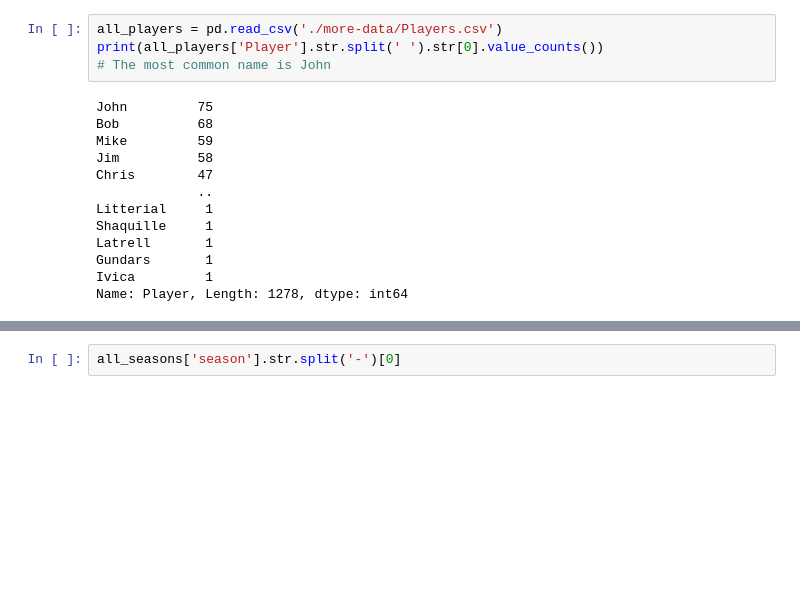
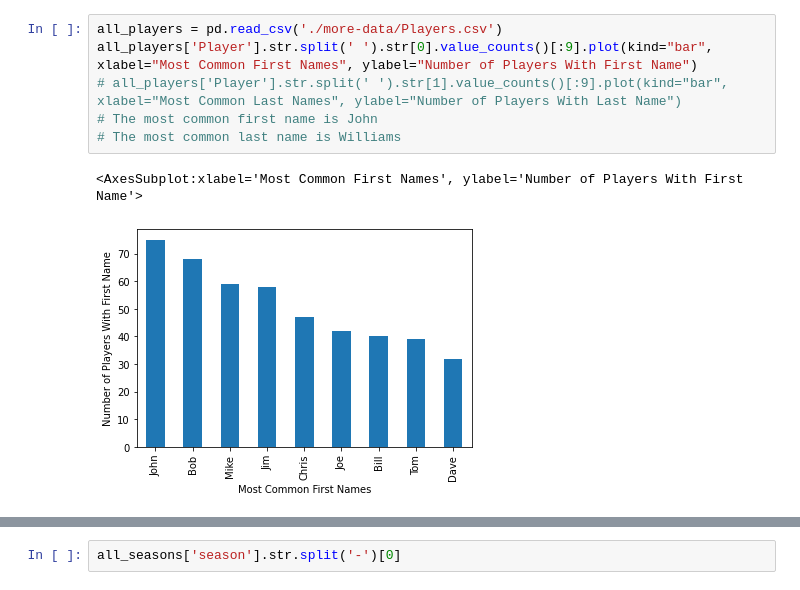
Before and after one commit to eliskol/machine-learning, a Jupyter notebook: analysis/analysis.ipynb, the cells around one changed output, grey strips where cells are left out. Saved outputs shown, nothing was run; the diff lists cells and outputs as text; blank space fills up the shorter version.

```diff
--- a/analysis/analysis.ipynb
+++ b/analysis/analysis.ipynb
@@ -61,21 +120,13 @@ yearly_3p_percentage_plot.plot()
 [figure]
 # %%
 all_players = pd.read_csv('./more-data/Players.csv')
-print(all_players['Player'].str.split(' ').str[0].value_counts())
-# The most common name is John
+all_players['Player'].str.split(' ').str[0].value_counts()[:9].plot(kind="bar", xlabel="Most Common First Names", ylabel="Number of Players With First Name")
+# all_players['Player'].str.split(' ').str[1].value_counts()[:9].plot(kind="bar", xlabel="Most Common Last Names", ylabel="Number of Players With Last Name")
+# The most common first name is John
+# The most common last name is Williams
 # %% [output]
-John         75
-Bob          68
-Mike         59
-Jim          58
-Chris        47
-             ..
-Litterial     1
-Shaquille     1
-Latrell       1
-Gundars       1
-Ivica         1
-Name: Player, Length: 1278, dtype: int64
+<AxesSubplot:xlabel='Most Common First Names', ylabel='Number of Players With First Name'>
+[figure, added]
 # %%
 filter_player_season_data_for_3p_and_ft = player_season_data[(player_season_data['3PA'] > 200) & (player_season_data['FTA'] > 200)]
 d = np.polyfit(filter_player_season_data_for_3p_and_ft['3P%'], filter_player_season_data_for_3p_and_ft['FT%'], 1)
```
Also changed, not shown: parts of 9 cells of this notebook.
